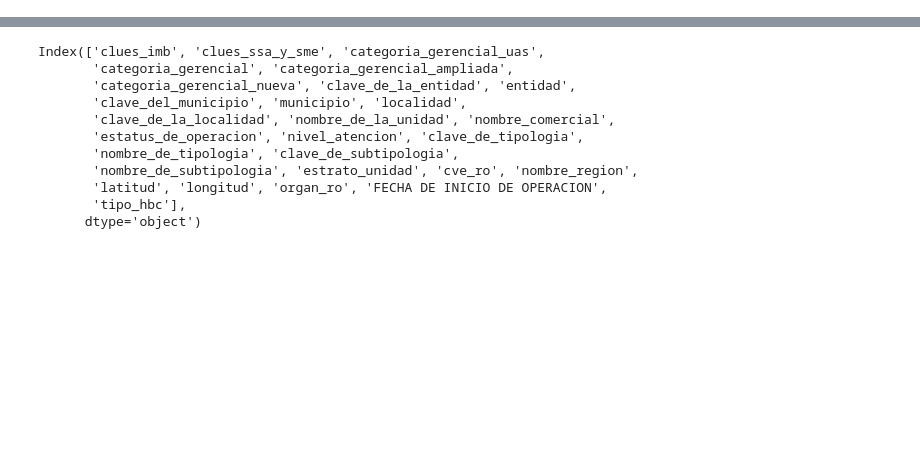
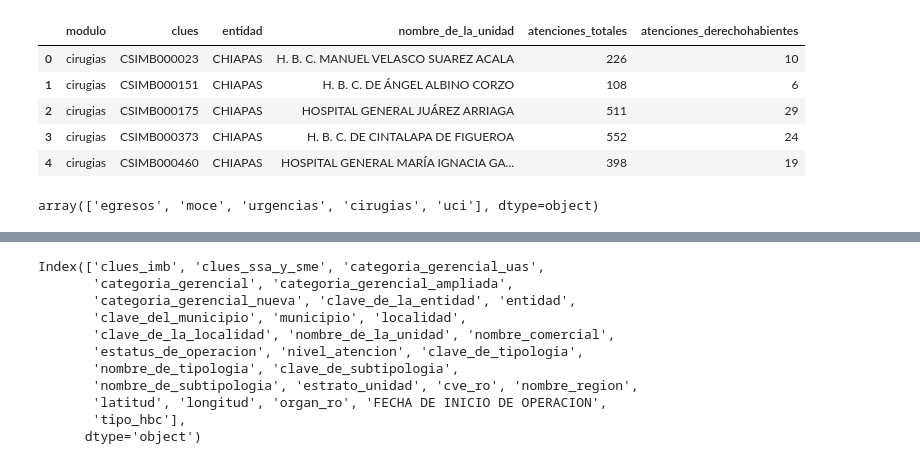
Before and after one commit to servicios-imss-b/informe-ece, a Jupyter notebook: informe.ipynb, the cells around one changed output, grey strips where cells are left out. Cells and saved outputs as stored; diff of their text form; code cells hidden in the pictures; blank space fills up the shorter version.

Commit message:
Agrega métricas de intercambio de servicios

```diff
--- a/informe.ipynb
+++ b/informe.ipynb
@@ -10,2 +10,45 @@ if 'curp_hash32' in personas.columns:
 # %%
 hoja_nueva= pd.read_parquet(fr"C:\Users\{usuario}\IMSS-BIENESTAR\División de Procesamiento de información - Comando Florence Nightingale\Proyectos\78_transicion sistemas prod\derechohabiencia\ece_consolidado_clues_derechohabiencia.parquet")
+# %%
+from pathlib import Path
+
+# Intercambio de servicios: atenciones agregadas por modulo, CLUES y entidad.
+intercambio_modulos = ['moce', 'urgencias', 'egresos', 'cirugias', 'uci']
+intercambio_datos = hoja_nueva.loc[
+    hoja_nueva['modulo'].astype('string').str.strip().str.lower().isin(intercambio_modulos),
+    ['modulo', 'clues', 'entidad', 'nombre_de_la_unidad', 'atenciones_totales', 'atenciones_derechohabientes'],
+].copy()
+for col in ['atenciones_totales', 'atenciones_derechohabientes']:
+    intercambio_datos[col] = pd.to_numeric(intercambio_datos[col], errors='coerce').fillna(0)
+
+intercambio_datos['modulo'] = intercambio_datos['modulo'].astype('string').str.strip().str.lower()
+intercambio_datos = (
+    intercambio_datos
+    .groupby(['modulo', 'clues', 'entidad'], as_index=False, dropna=False)
+    .agg(
+        nombre_de_la_unidad=('nombre_de_la_unidad', 'first'),
+        atenciones_totales=('atenciones_totales', 'sum'),
+        atenciones_derechohabientes=('atenciones_derechohabientes', 'sum'),
+    )
+)
+
+base_output = Path.cwd() / 'reporte-_angeles' / 'public'
+if not base_output.exists():
+    base_output = Path(r"C:\Users\jose.valdez\Downloads\reporteador\reporte-_angeles\public")
+base_output.mkdir(parents=True, exist_ok=True)
+
+intercambio_datos.to_json(
+    base_output / 'intercambio_servicios.json',
+    orient='records',
+    force_ascii=False,
+    indent=2,
+)
+
+intercambio_datos.head()
+# %% [output]
+|  | modulo | clues | entidad | nombre_de_la_unidad | atenciones_totales | atenciones_derechohabientes |
+| 0 | cirugias | CSIMB000023 | CHIAPAS | H. B. C. MANUEL VELASCO SUAREZ ACALA | 226 | 10 |
+| 1 | cirugias | CSIMB000151 | CHIAPAS | H. B. C. DE ÁNGEL ALBINO CORZO | 108 | 6 |
+| 2 | cirugias | CSIMB000175 | CHIAPAS | HOSPITAL GENERAL JUÁREZ ARRIAGA | 511 | 29 |
+| 3 | cirugias | CSIMB000373 | CHIAPAS | H. B. C. DE CINTALAPA DE FIGUEROA | 552 | 24 |
+| 4 | cirugias | CSIMB000460 | CHIAPAS | HOSPITAL GENERAL MARÍA IGNACIA GA... | 398 | 19 |
@@ -12,3 +57,7 @@ hoja_nueva= pd.read_parquet(fr"C:\Users\{usuario}\IMSS-BIENESTAR\División de Pr
+# %%
+conteo_mo
+# %% [output]
+array(['egresos', 'moce', 'urgencias', 'cirugias', 'uci'], dtype=object)
 # %%
 hoja_nueva
 # %% [output]
```
Also changed, not shown: parts of 13 cells of this notebook, 17 other files.
